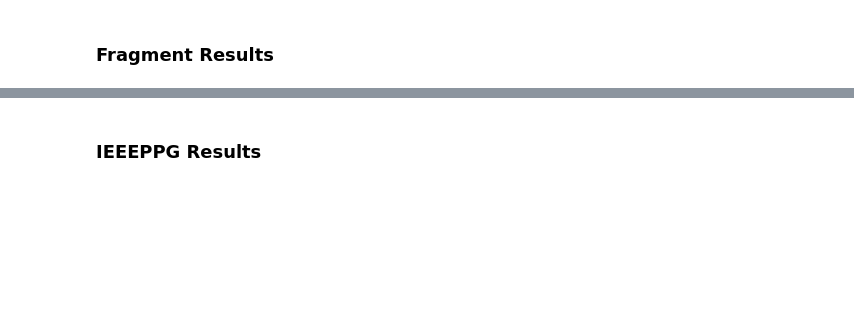
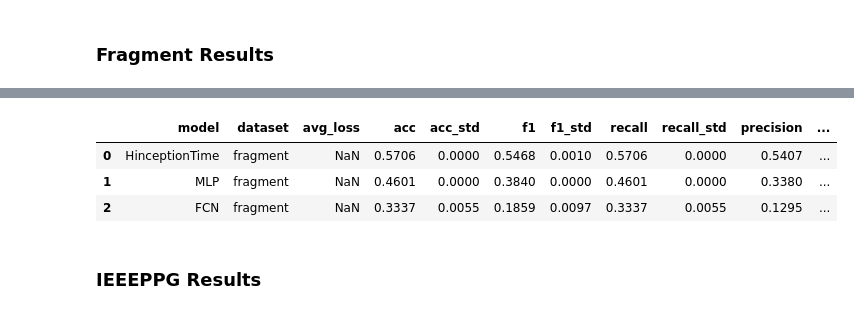
Before and after one commit to adilsonmedronha/data-driven-ecg-ssl, a Jupyter notebook: Results/anaylsis.ipynb, the cells around one changed output, grey strips where cells are left out. Saved outputs shown, nothing was run; the diff lists cells and outputs as text; code cells hidden in the pictures; blank space fills up the shorter version.

```diff
--- a/Results/anaylsis.ipynb
+++ b/Results/anaylsis.ipynb
@@ -54,6 +134,14 @@ fig.update_layout(height=640, font_size=16,
                   showlegend=True,
                   legend=dict(orientation="h", yanchor="bottom", y=1.07, xanchor="center", x=0.5)
 )
+# %%
+fragment_supervised = pd.read_csv('./Supervised/Fragment_supervised.csv')
+fragment_supervised.head()
+# %% [output]
+|  | model | dataset | avg_loss | acc | acc_std | f1 | f1_std | recall | recall_std | precision | ... |
+| 0 | HinceptionTime | fragment | NaN | 0.5706 | 0.0000 | 0.5468 | 0.0010 | 0.5706 | 0.0000 | 0.5407 | ... |
+| 1 | MLP | fragment | NaN | 0.4601 | 0.0000 | 0.3840 | 0.0000 | 0.4601 | 0.0000 | 0.3380 | ... |
+| 2 | FCN | fragment | NaN | 0.3337 | 0.0055 | 0.1859 | 0.0097 | 0.3337 | 0.0055 | 0.1295 | ... |
 # %% [markdown]
 ### IEEEPPG Results
 # %%
```
Also changed, not shown: parts of 15 cells of this notebook, 10 other files.
